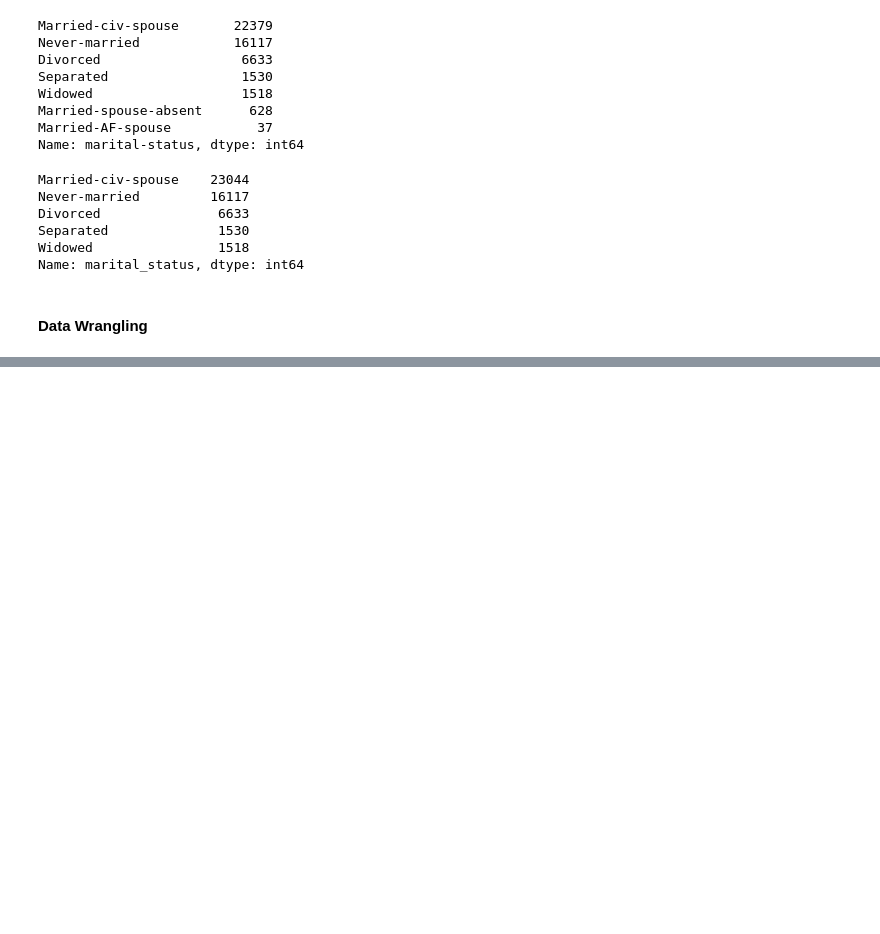
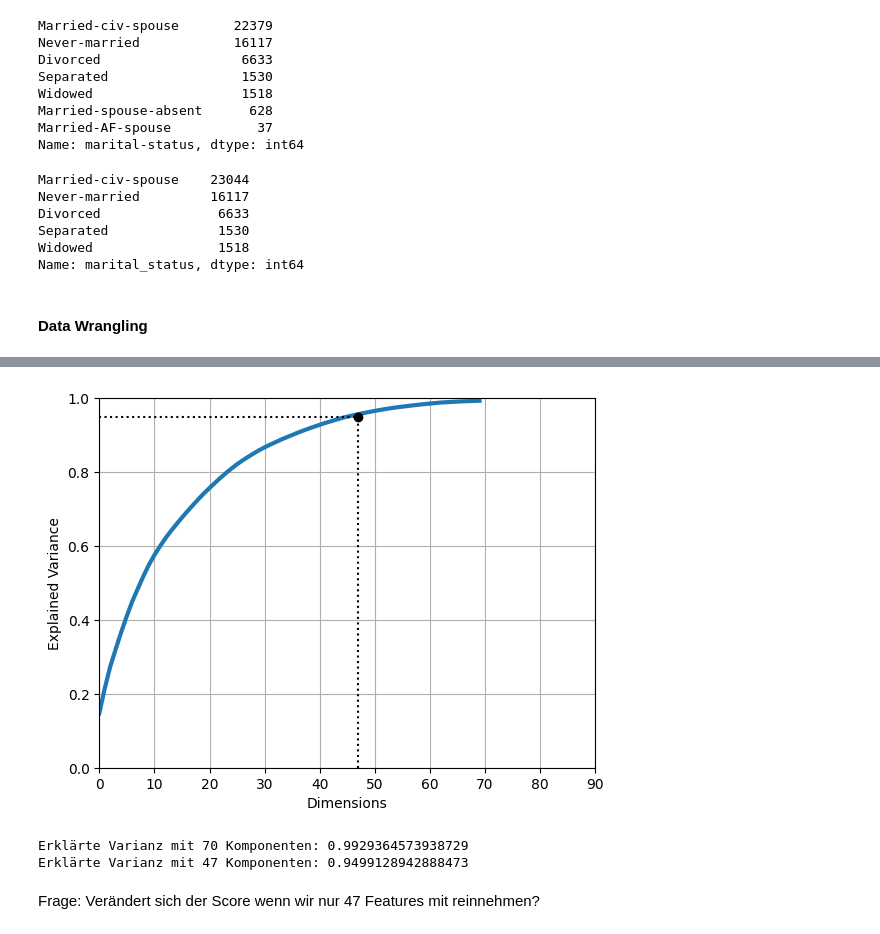
Before and after one commit to LennartRes/Abschlussarbeit, a Jupyter notebook: End-to-End_ML_Project.ipynb, the cells around one changed output, grey strips where cells are left out. Saved outputs shown, nothing was run; the diff lists cells and outputs as text; code cells hidden in the pictures; blank space fills up the shorter version.

```diff
--- a/End-to-End_ML_Project.ipynb
+++ b/End-to-End_ML_Project.ipynb
@@ -303,0 +470,4 @@ Name: marital_status, dtype: int64
+# %%
+components = 25
+pca = PCA(n_components=components)
+pca.fit_transform(steps.fit_transform(train_data[cat_features]))
@@ -303,0 +499,4 @@ Name: marital_status, dtype: int64
+# %%
+components = 70
+pca = PCA(n_components=components)
+pca.fit_transform(steps.fit_transform(train_data[cat_features]))
@@ -303,0 +517,3 @@ Name: marital_status, dtype: int64
+# %%
+cumsum = np.cumsum(pca.explained_variance_ratio_)
+cumsum
@@ -303,0 +535,22 @@ Name: marital_status, dtype: int64
+# %%
+d = np.argmax(cumsum >= 0.95) + 1
+# %%
+plt.plot(cumsum, linewidth=3)
+plt.axis([0, 90, 0, 1])
+plt.xlabel("Dimensions")
+plt.ylabel("Explained Variance")
+plt.plot([d, d], [0, 0.95], "k:")
+plt.plot([0, d], [0.95, 0.95], "k:")
+plt.plot(d, 0.95, "ko")
+plt.grid(True)
+plt.show()
+# %% [output]
+[figure, added]
+# %%
+print(f"Erklärte Varianz mit {components} Komponenten: {np.sum(pca.explained_variance_ratio_)}")
+print(f"Erklärte Varianz mit {d} Komponenten: {np.sum(pca.explained_variance_ratio_[:46])}")
+# %% [output]
+Erklärte Varianz mit 70 Komponenten: 0.9929364573938729
+Erklärte Varianz mit 47 Komponenten: 0.9499128942888473
+# %% [markdown]
+Frage: Verändert sich der Score wenn wir nur 47 Features mit reinnehmen?
```
Also changed, not shown: parts of 44 cells of this notebook.
